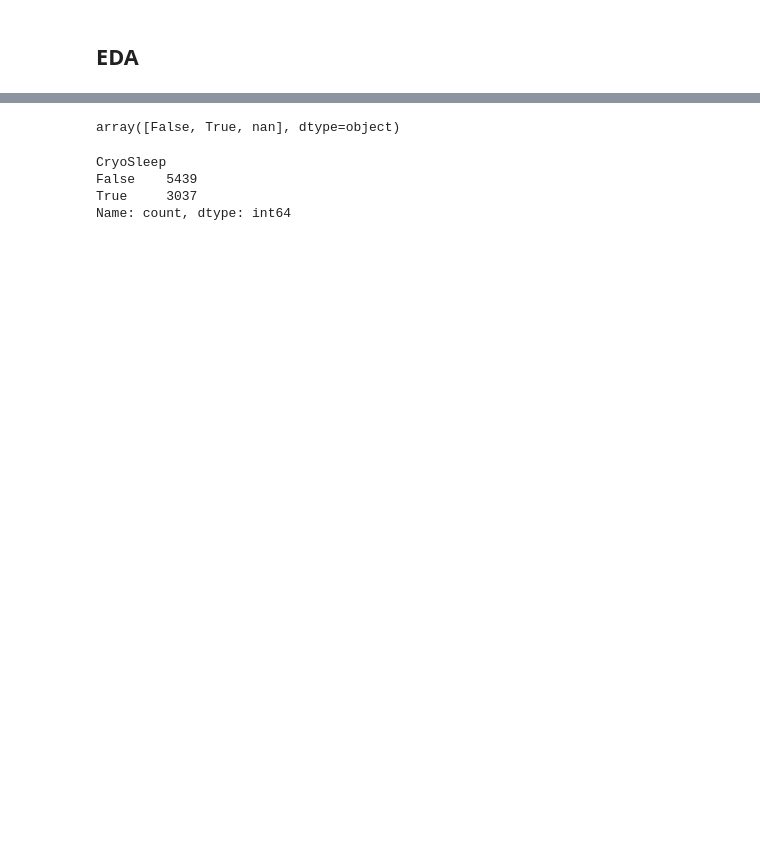
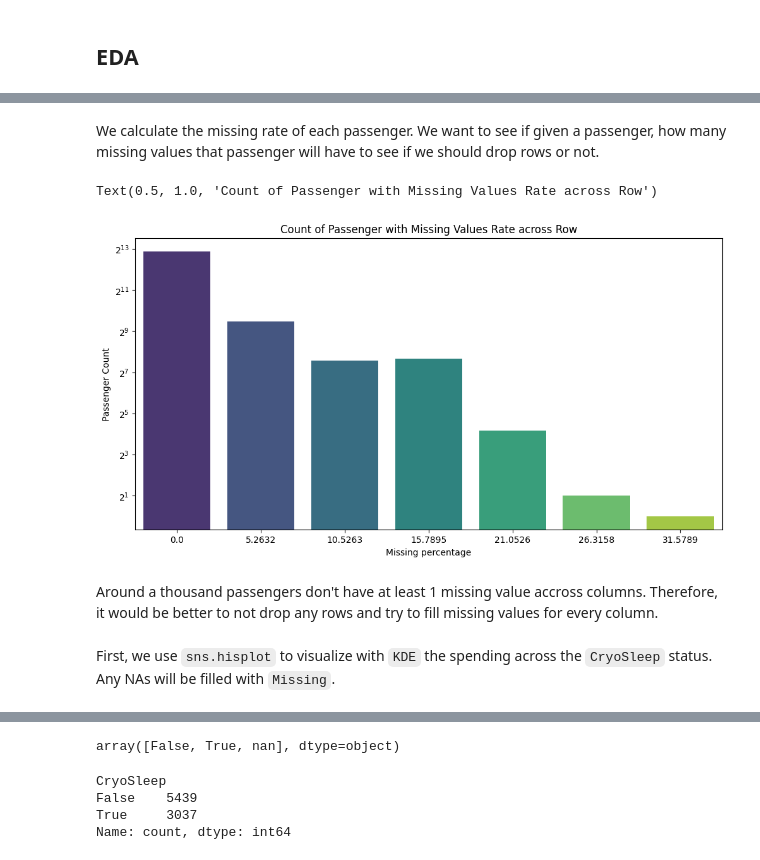
Before and after one commit to ezishr/spaceship-titanic, a Jupyter notebook: eda.ipynb, the cells around one changed output, grey strips where cells are left out. Saved outputs shown, nothing was run; the diff lists cells and outputs as text; code cells hidden in the pictures; blank space fills up the shorter version.

```diff
--- a/eda.ipynb
+++ b/eda.ipynb
@@ -178,0 +210,18 @@ columns_with_missing
+# %% [markdown]
+We calculate the missing rate of each passenger. We want to see if given a passenger, how many missing values that passenger will have to see if we should drop rows or not.
+# %%
+row_missing_percentage = round(df.isnull().mean(axis=1) * 100,4)
+row_missing_df = pd.DataFrame({'PassengerId': df.index, 'Missing percentage': row_missing_percentage})
+
+plt.figure(figsize=(12,6))
+sns.countplot(data=row_missing_df, x='Missing percentage', palette='viridis')
+plt.yscale('log', base = 2)
+plt.ylabel('Passenger Count')
+plt.title('Count of Passenger with Missing Values Rate across Row')
+# %% [output]
+Text(0.5, 1.0, 'Count of Passenger with Missing Values Rate across Row')
+[figure, added]
+# %% [markdown]
+Around a thousand passengers don't have at least 1 missing value accross columns. Therefore, it would be better to not drop any rows and try to fill missing values for every column.
+# %% [markdown]
+First, we use `sns.hisplot` to visualize with `KDE` the spending across the `CryoSleep` status. Any NAs will be filled with `Missing`.
```
Also changed, not shown: parts of 39 cells of this notebook.
